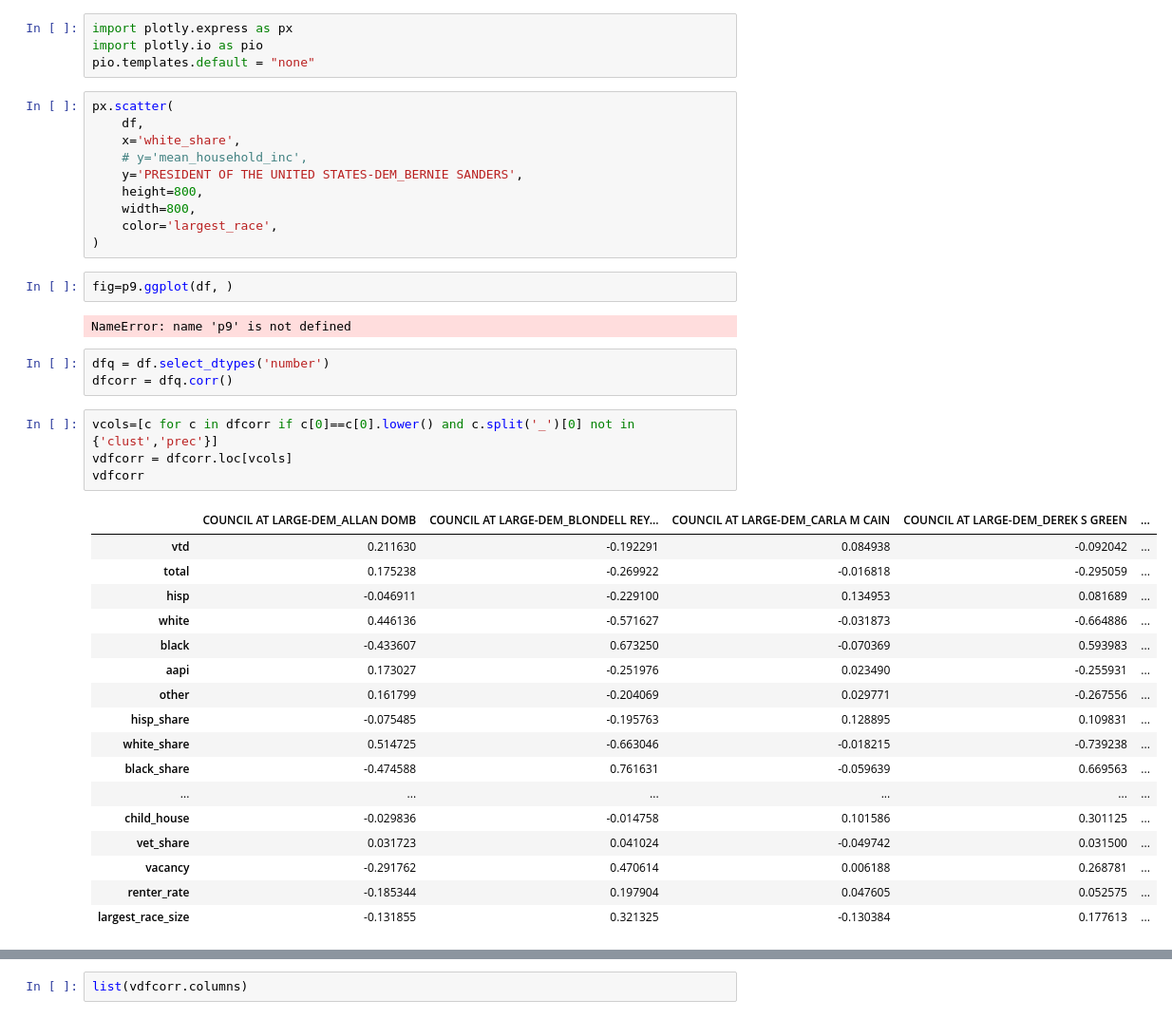
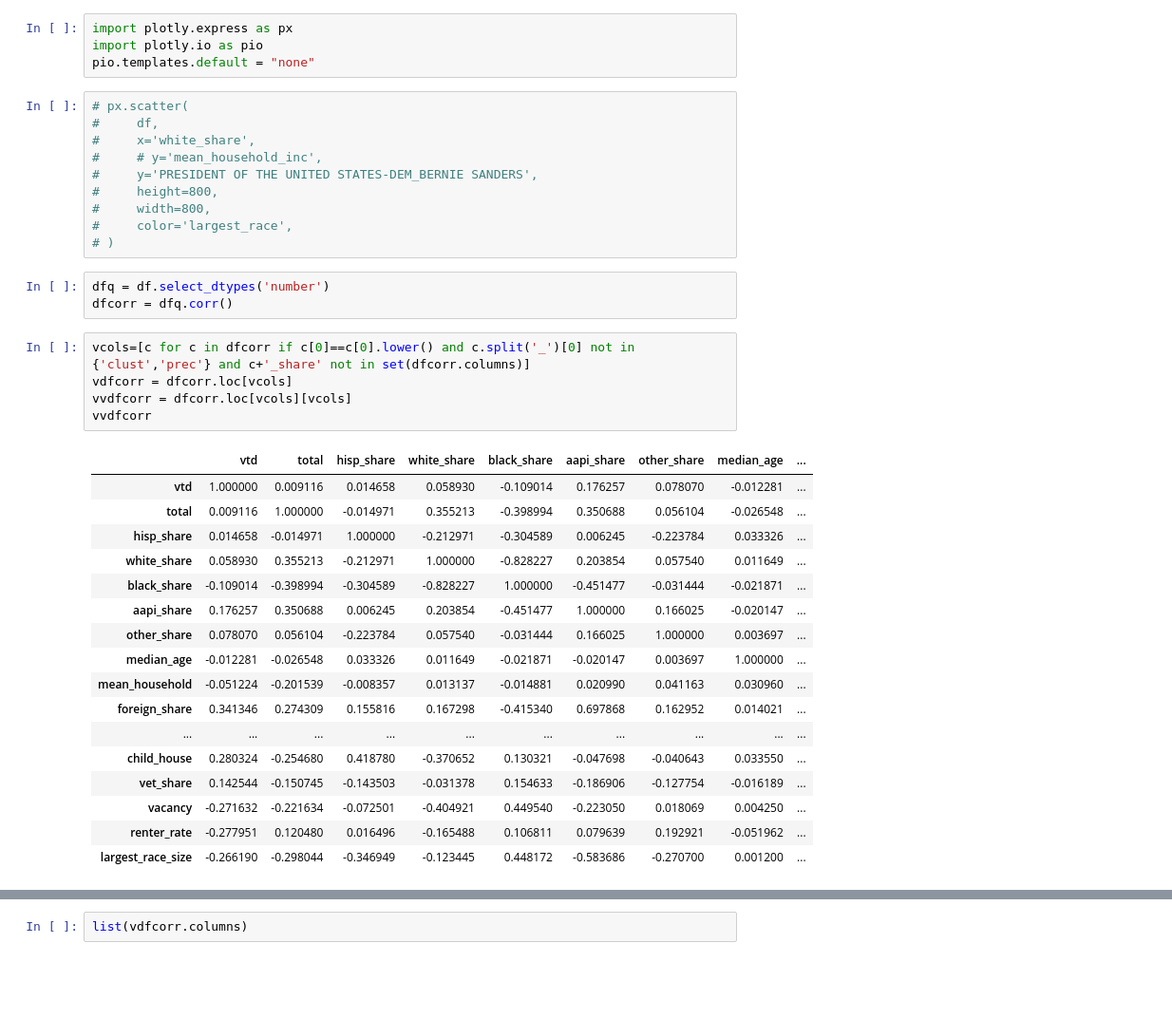
Before and after one commit to phillymedia/philly-democratic-voting-clusters, a Jupyter notebook: notebooks/ExamineOriginalInquirerData.ipynb, the cells around one changed output, grey strips where cells are left out. Shown at 95% size. Cells and saved outputs as stored; diff of their text form; blank space fills up the shorter version.

```diff
--- a/notebooks/ExamineOriginalInquirerData.ipynb
+++ b/notebooks/ExamineOriginalInquirerData.ipynb
@@ -45,44 +45,41 @@ import plotly.express as px
 import plotly.io as pio
 pio.templates.default = "none"
 # %%
-px.scatter(
-    df,
-    x='white_share',
-    # y='mean_household_inc',
-    y='PRESIDENT OF THE UNITED STATES-DEM_BERNIE SANDERS',
-    height=800,
-    width=800,
-    color='largest_race',
-)
+# px.scatter(
+#     df,
+#     x='white_share',
+#     # y='mean_household_inc',
+#     y='PRESIDENT OF THE UNITED STATES-DEM_BERNIE SANDERS',
+#     height=800,
+#     width=800,
+#     color='largest_race',
+# )
-# %%
-fig=p9.ggplot(df, )
-# %% [output]
-NameError: name 'p9' is not defined
 # %%
 dfq = df.select_dtypes('number')
 dfcorr = dfq.corr()
 # %%
-vcols=[c for c in dfcorr if c[0]==c[0].lower() and c.split('_')[0] not in {'clust','prec'}]
+vcols=[c for c in dfcorr if c[0]==c[0].lower() and c.split('_')[0] not in {'clust','prec'} and c+'_share' not in set(dfcorr.columns)]
 vdfcorr = dfcorr.loc[vcols]
-vdfcorr
+vvdfcorr = dfcorr.loc[vcols][vcols]
+vvdfcorr
 # %% [output]
-|  | COUNCIL AT LARGE-DEM_ALLAN DOMB | COUNCIL AT LARGE-DEM_BLONDELL REY... | COUNCIL AT LARGE-DEM_CARLA M CAIN | COUNCIL AT LARGE-DEM_DEREK S GREEN | ... |
-| vtd | 0.211630 | -0.192291 | 0.084938 | -0.092042 | ... |
-| total | 0.175238 | -0.269922 | -0.016818 | -0.295059 | ... |
-| hisp | -0.046911 | -0.229100 | 0.134953 | 0.081689 | ... |
-| white | 0.446136 | -0.571627 | -0.031873 | -0.664886 | ... |
-| black | -0.433607 | 0.673250 | -0.070369 | 0.593983 | ... |
-| aapi | 0.173027 | -0.251976 | 0.023490 | -0.255931 | ... |
-| other | 0.161799 | -0.204069 | 0.029771 | -0.267556 | ... |
-| hisp_share | -0.075485 | -0.195763 | 0.128895 | 0.109831 | ... |
-| white_share | 0.514725 | -0.663046 | -0.018215 | -0.739238 | ... |
-| black_share | -0.474588 | 0.761631 | -0.059639 | 0.669563 | ... |
-| ... | ... | ... | ... | ... | ... |
-| child_house | -0.029836 | -0.014758 | 0.101586 | 0.301125 | ... |
-| vet_share | 0.031723 | 0.041024 | -0.049742 | 0.031500 | ... |
-| vacancy | -0.291762 | 0.470614 | 0.006188 | 0.268781 | ... |
-| renter_rate | -0.185344 | 0.197904 | 0.047605 | 0.052575 | ... |
-| largest_race_size | -0.131855 | 0.321325 | -0.130384 | 0.177613 | ... |
+|  | vtd | total | hisp_share | white_share | black_share | aapi_share | other_share | median_age | ... |
+| vtd | 1.000000 | 0.009116 | 0.014658 | 0.058930 | -0.109014 | 0.176257 | 0.078070 | -0.012281 | ... |
+| total | 0.009116 | 1.000000 | -0.014971 | 0.355213 | -0.398994 | 0.350688 | 0.056104 | -0.026548 | ... |
+| hisp_share | 0.014658 | -0.014971 | 1.000000 | -0.212971 | -0.304589 | 0.006245 | -0.223784 | 0.033326 | ... |
+| white_share | 0.058930 | 0.355213 | -0.212971 | 1.000000 | -0.828227 | 0.203854 | 0.057540 | 0.011649 | ... |
+| black_share | -0.109014 | -0.398994 | -0.304589 | -0.828227 | 1.000000 | -0.451477 | -0.031444 | -0.021871 | ... |
+| aapi_share | 0.176257 | 0.350688 | 0.006245 | 0.203854 | -0.451477 | 1.000000 | 0.166025 | -0.020147 | ... |
+| other_share | 0.078070 | 0.056104 | -0.223784 | 0.057540 | -0.031444 | 0.166025 | 1.000000 | 0.003697 | ... |
+| median_age | -0.012281 | -0.026548 | 0.033326 | 0.011649 | -0.021871 | -0.020147 | 0.003697 | 1.000000 | ... |
+| mean_household | -0.051224 | -0.201539 | -0.008357 | 0.013137 | -0.014881 | 0.020990 | 0.041163 | 0.030960 | ... |
+| foreign_share | 0.341346 | 0.274309 | 0.155816 | 0.167298 | -0.415340 | 0.697868 | 0.162952 | 0.014021 | ... |
+| ... | ... | ... | ... | ... | ... | ... | ... | ... | ... |
+| child_house | 0.280324 | -0.254680 | 0.418780 | -0.370652 | 0.130321 | -0.047698 | -0.040643 | 0.033550 | ... |
+| vet_share | 0.142544 | -0.150745 | -0.143503 | -0.031378 | 0.154633 | -0.186906 | -0.127754 | -0.016189 | ... |
+| vacancy | -0.271632 | -0.221634 | -0.072501 | -0.404921 | 0.449540 | -0.223050 | 0.018069 | 0.004250 | ... |
+| renter_rate | -0.277951 | 0.120480 | 0.016496 | -0.165488 | 0.106811 | 0.079639 | 0.192921 | -0.051962 | ... |
+| largest_race_size | -0.266190 | -0.298044 | -0.346949 | -0.123445 | 0.448172 | -0.583686 | -0.270700 | 0.001200 | ... |
 # %%
 vdfcorr['PRESIDENT OF THE UNITED STATES-DEM_HILLARY CLINTON'].sort_values(ascending=False)
 # %% [output]
```
Also changed, not shown: parts of 5 cells of this notebook, 12 other files.
